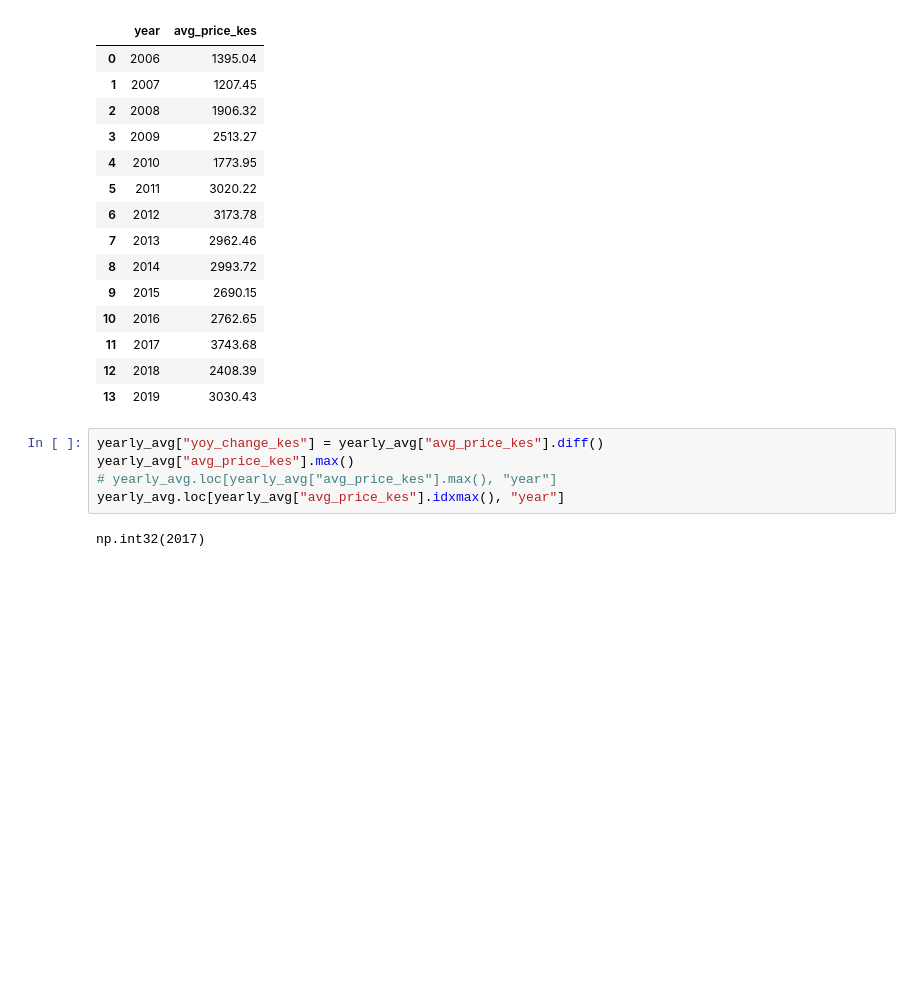
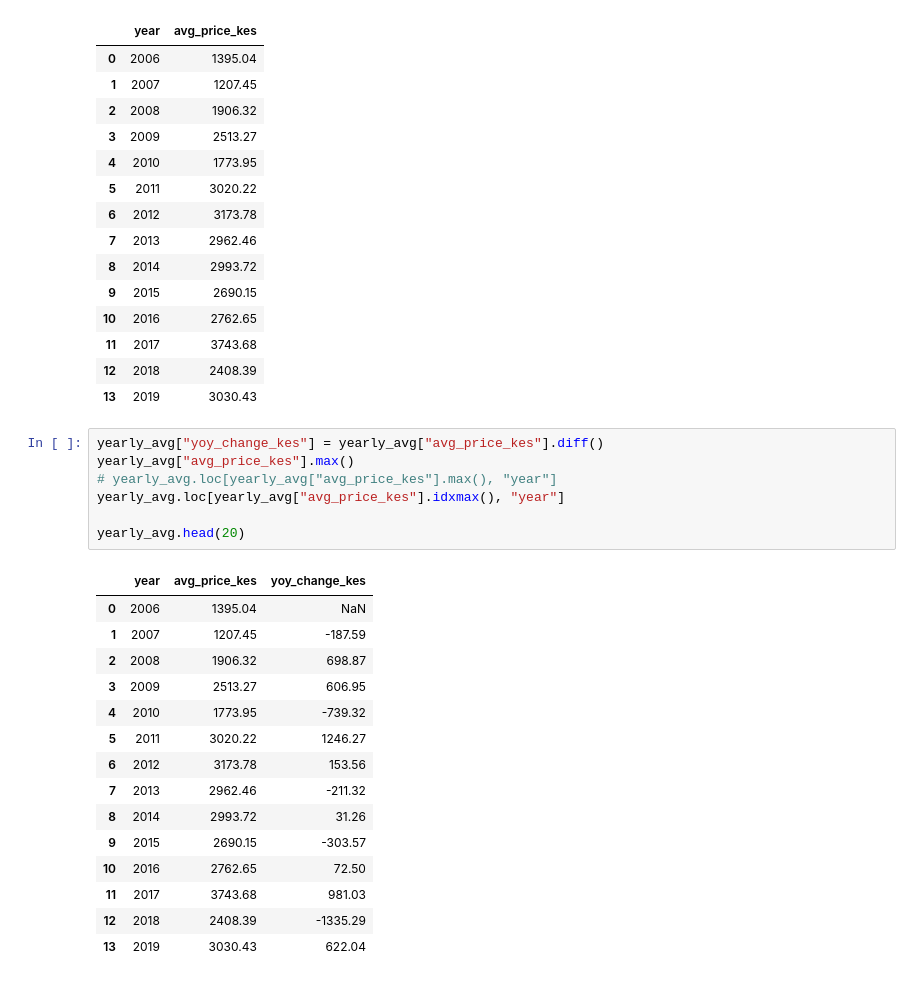
Before and after one commit to pinkleather221/Kenya_Market_Prices, a Jupyter notebook: analysis.ipynb, the cells around one changed output. Saved outputs shown, nothing was run; the diff lists cells and outputs as text; blank space fills up the shorter version.

```diff
--- a/analysis.ipynb
+++ b/analysis.ipynb
@@ -271,7 +272,23 @@ yearly_avg
 # %%
 yearly_avg["yoy_change_kes"] = yearly_avg["avg_price_kes"].diff()
 yearly_avg["avg_price_kes"].max()
 # yearly_avg.loc[yearly_avg["avg_price_kes"].max(), "year"]
 yearly_avg.loc[yearly_avg["avg_price_kes"].idxmax(), "year"]
+
+yearly_avg.head(20)
 # %% [output]
-np.int32(2017)
+|  | year | avg_price_kes | yoy_change_kes |
+| 0 | 2006 | 1395.04 | NaN |
+| 1 | 2007 | 1207.45 | -187.59 |
+| 2 | 2008 | 1906.32 | 698.87 |
+| 3 | 2009 | 2513.27 | 606.95 |
+| 4 | 2010 | 1773.95 | -739.32 |
+| 5 | 2011 | 3020.22 | 1246.27 |
+| 6 | 2012 | 3173.78 | 153.56 |
+| 7 | 2013 | 2962.46 | -211.32 |
+| 8 | 2014 | 2993.72 | 31.26 |
+| 9 | 2015 | 2690.15 | -303.57 |
+| 10 | 2016 | 2762.65 | 72.50 |
+| 11 | 2017 | 3743.68 | 981.03 |
+| 12 | 2018 | 2408.39 | -1335.29 |
+| 13 | 2019 | 3030.43 | 622.04 |
```
Also changed, not shown: parts of 8 cells of this notebook, 2 other files.
